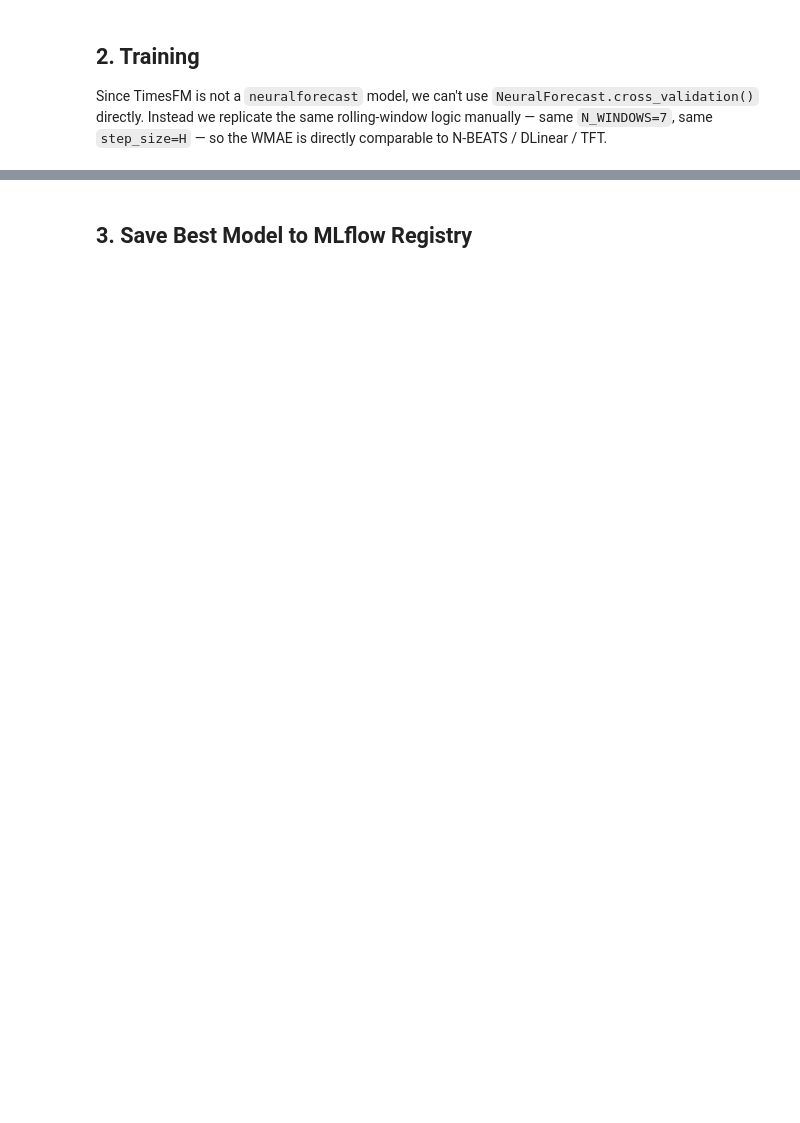
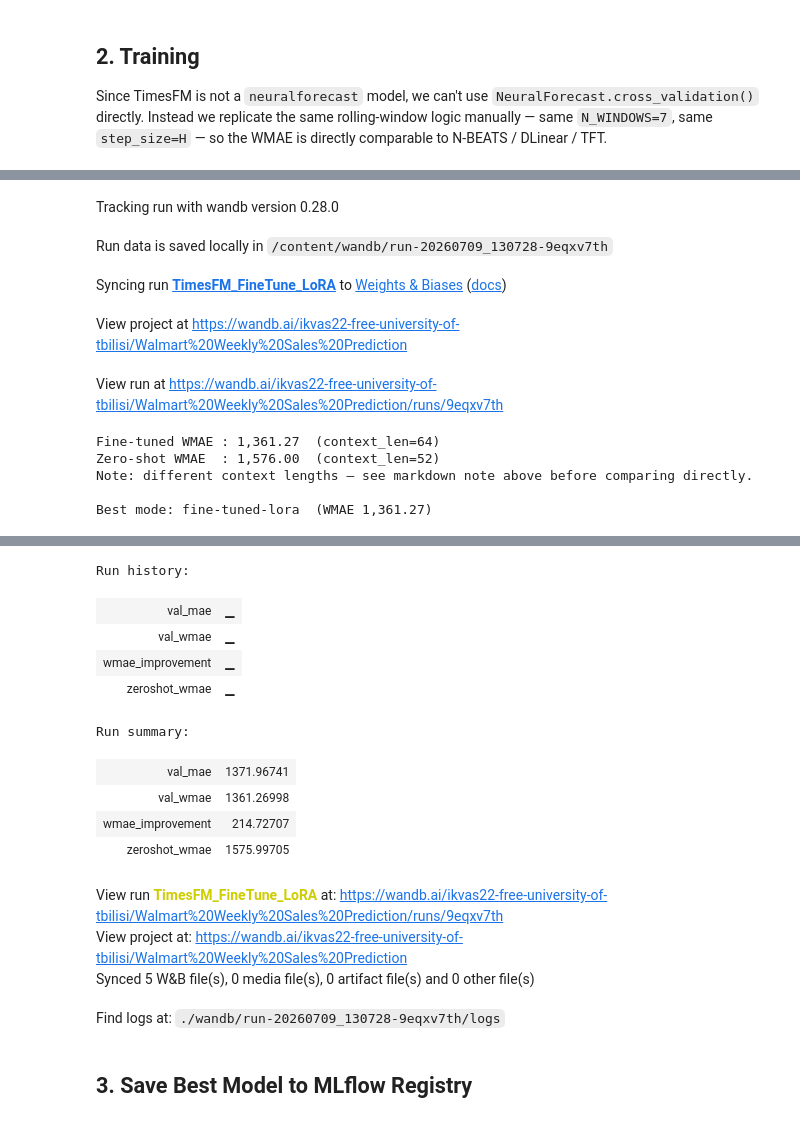
Before and after one commit to Ika-Kvashali/Walmart-Recruiting---Store-Sales-Forecasting, a Jupyter notebook: model_experiment_TimesFM.ipynb, the cells around one changed output, grey strips where cells are left out. Cells and saved outputs as stored; diff of their text form; code cells hidden in the pictures; blank space fills up the shorter version.

```diff
--- a/model_experiment_TimesFM.ipynb
+++ b/model_experiment_TimesFM.ipynb
@@ -354,0 +621,35 @@ wandb.finish()
+# %%
+run_finetune = wandb.init(
+    entity=WANDB_ENTITY, project=WANDB_PROJECT, group=WANDB_GROUP,
+    job_type="training", name="TimesFM_FineTune_LoRA",
+    config={
+        "model_id": "google/timesfm-2.5-200m-transformers",
+        "context_len_ft": CONTEXT_LEN_FT,
+        "horizon_len_ft": HORIZON_LEN_FT,
+        "epochs": FT_EPOCHS, "lr": FT_LR, "batch_size": FT_BATCH_SIZE,
+        "lora_r": LORA_R, "lora_alpha": LORA_ALPHA, "lora_dropout": LORA_DROPOUT,
+        "num_samples": FT_NUM_SAMPLES,
+    }
+)
+
+wandb.log({
+    "val_wmae": finetune_wmae,
+    "val_mae": finetune_mae,
+    "zeroshot_wmae": zeroshot_wmae,
+    "wmae_improvement": zeroshot_wmae - finetune_wmae,
+})
+print(f"Fine-tuned WMAE : {finetune_wmae:,.2f}  (context_len={CONTEXT_LEN_FT})")
+print(f"Zero-shot WMAE  : {zeroshot_wmae:,.2f}  (context_len={INPUT_SIZE})")
+print("Note: different context lengths — see markdown note above before comparing directly.")
+
+if finetune_wmae < zeroshot_wmae:
+    best_wmae, best_mae, eval_best = finetune_wmae, finetune_mae, eval_finetune
+    best_mode = "fine-tuned-lora"
+else:
+    best_wmae, best_mae, eval_best = zeroshot_wmae, zeroshot_mae, eval_zeroshot
+    best_mode = "zero-shot"
+
+print(f"\nBest mode: {best_mode}  (WMAE {best_wmae:,.2f})")
+
+wandb.finish()
+# %% [output]
@@ -354,0 +657,10 @@ wandb.finish()
+Tracking run with wandb version 0.28.0
+Run data is saved locally in /content/wandb/run-20260709_130728-9eqxv7th
+Syncing run TimesFM_FineTune_LoRA to Weights & Biases (docs)
+View project at https://wandb.ai/ikvas22-free-university-of-tbilisi/Walmart%20Weekly%20Sales%20Prediction
+View run at https://wandb.ai/ikvas22-free-university-of-tbilisi/Walmart%20Weekly%20Sales%20Prediction/runs/9eqxv7th
+Fine-tuned WMAE : 1,361.27  (context_len=64)
+Zero-shot WMAE  : 1,576.00  (context_len=52)
+Note: different context lengths — see markdown note above before comparing directly.
+
+Best mode: fine-tuned-lora  (WMAE 1,361.27)
@@ -355,3 +668,17 @@ wandb.finish()
+Run history:
+| val_mae | ▁ |
+| val_wmae | ▁ |
+| wmae_improvement | ▁ |
+| zeroshot_wmae | ▁ |
+Run summary:
+| val_mae | 1371.96741 |
+| val_wmae | 1361.26998 |
+| wmae_improvement | 214.72707 |
+| zeroshot_wmae | 1575.99705 |
+View run TimesFM_FineTune_LoRA at: https://wandb.ai/ikvas22-free-university-of-tbilisi/Walmart%20Weekly%20Sales%20Prediction/runs/9eqxv7th
+View project at: https://wandb.ai/ikvas22-free-university-of-tbilisi/Walmart%20Weekly%20Sales%20Prediction
+Synced 5 W&B file(s), 0 media file(s), 0 artifact file(s) and 0 other file(s)
+Find logs at: ./wandb/run-20260709_130728-9eqxv7th/logs
 # %% [markdown]
 ## 3. Save Best Model to MLflow Registry
 # %%
```
Also changed, not shown: parts of 19 cells of this notebook.
